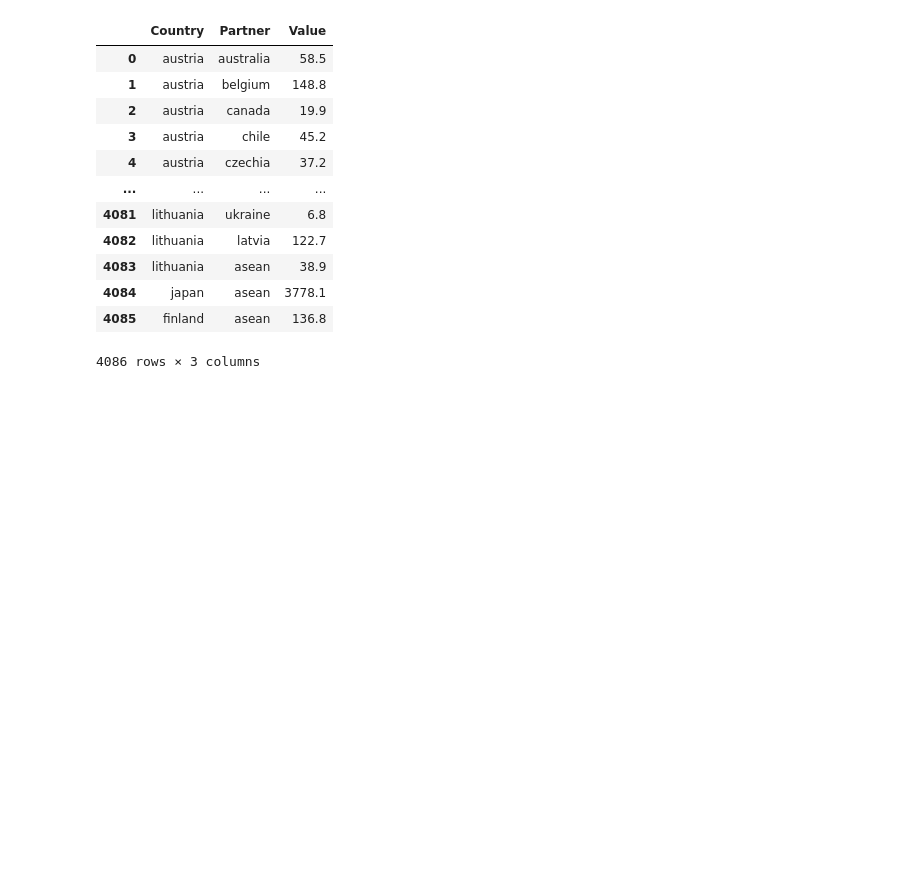
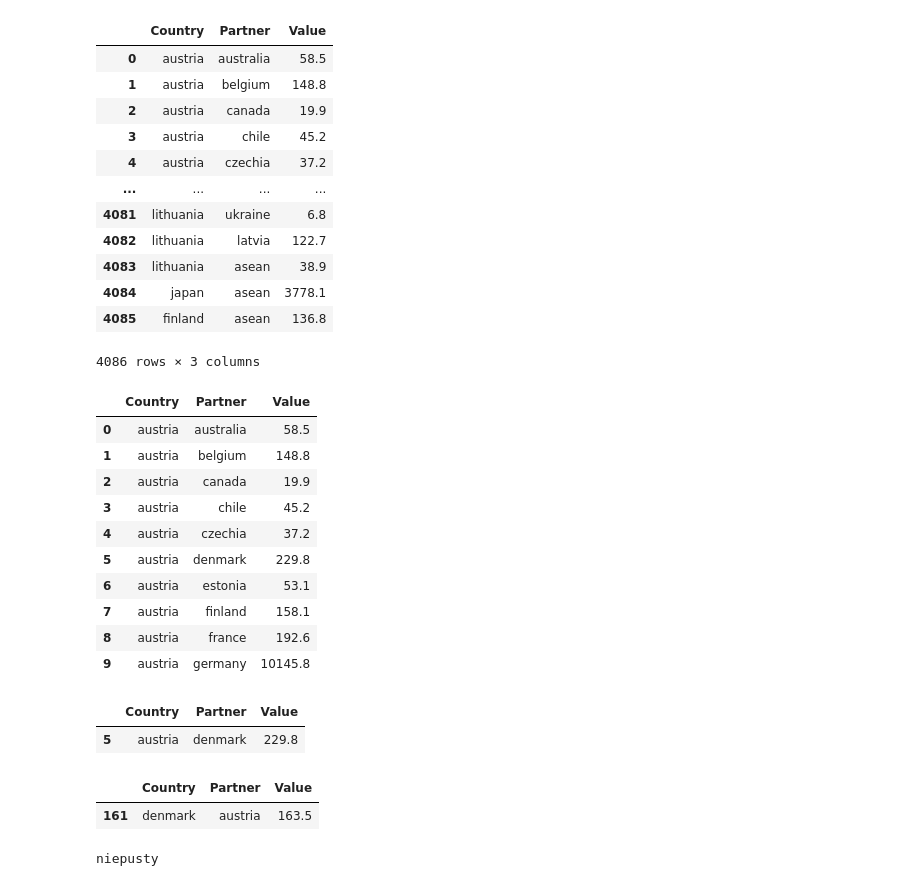
Before and after one commit to WojciechGierulski/TASS23Z, a Jupyter notebook: data preprocessing and plotting/dataset_processing.ipynb, the cells around one changed output. Cells and saved outputs as stored; diff of their text form; code cells hidden in the pictures; blank space fills up the shorter version.

```diff
--- a/data preprocessing and plotting/dataset_processing.ipynb
+++ b/data preprocessing and plotting/dataset_processing.ipynb
@@ -59,6 +59,38 @@ df_important_columns
 # df_important_columns['Partner'].unique()
 # %%
 # df_important_columns.to_csv('df_important_columns.csv', index=False)
+# %%
+df_important_columns.head(10)
+# %% [output]
+|  | Country | Partner | Value |
+| 0 | austria | australia | 58.5 |
+| 1 | austria | belgium | 148.8 |
+| 2 | austria | canada | 19.9 |
+| 3 | austria | chile | 45.2 |
+| 4 | austria | czechia | 37.2 |
+| 5 | austria | denmark | 229.8 |
+| 6 | austria | estonia | 53.1 |
+| 7 | austria | finland | 158.1 |
+| 8 | austria | france | 192.6 |
+| 9 | austria | germany | 10145.8 |
+# %%
+df_important_columns[(df_important_columns['Country'] == 'austria') & (df_important_columns['Partner'] == 'denmark')]
+# %% [output]
+|  | Country | Partner | Value |
+| 5 | austria | denmark | 229.8 |
+# %%
+df_important_columns[(df_important_columns['Country'] == 'denmark') & (df_important_columns['Partner'] == 'austria')]
+# %% [output]
+|  | Country | Partner | Value |
+| 161 | denmark | austria | 163.5 |
+# %%
+repeat_index = df_important_columns[(df_important_columns['Country'] == 'denmark') & (df_important_columns['Partner'] == 'austria')].index
+if repeat_index.empty:
+    print('pusty')
+else:
+    print('niepusty')
+# %% [output]
+niepusty
 # %%
 # ONE-DIRECTION FLOW - to chyba jedna niepotrzebne
 
```
Also changed, not shown: parts of 9 cells of this notebook.
